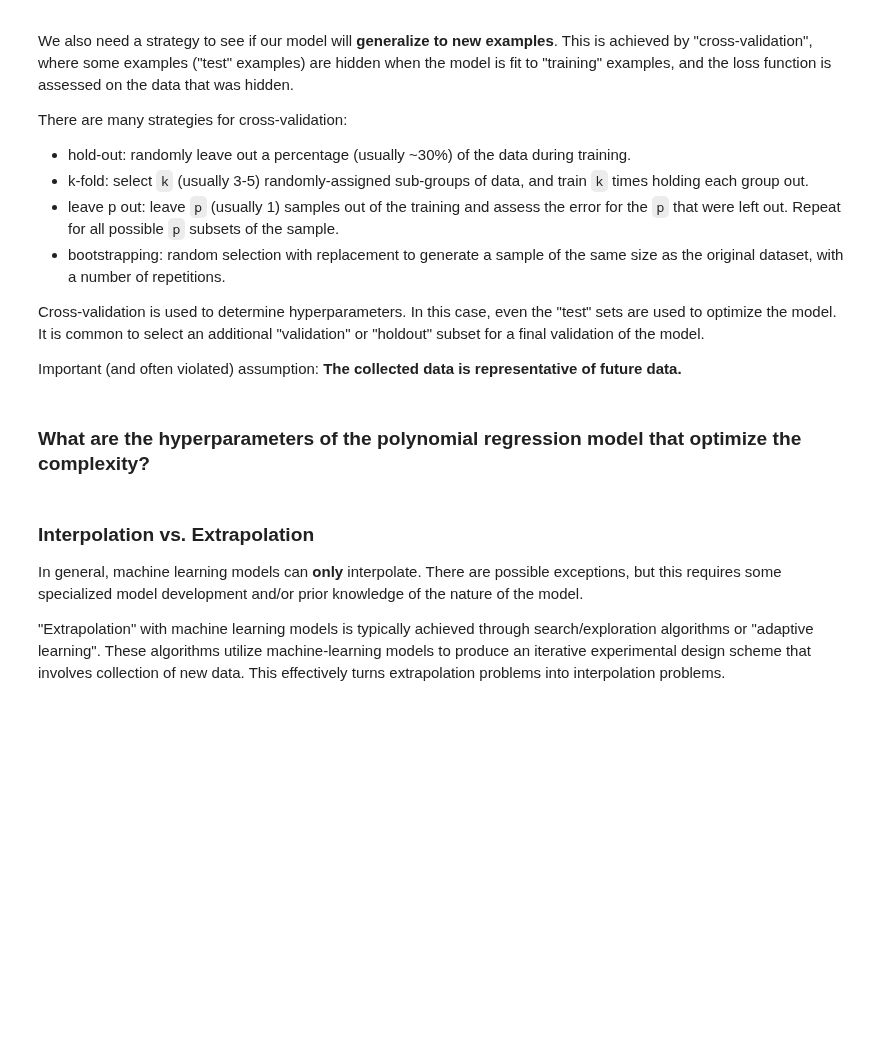
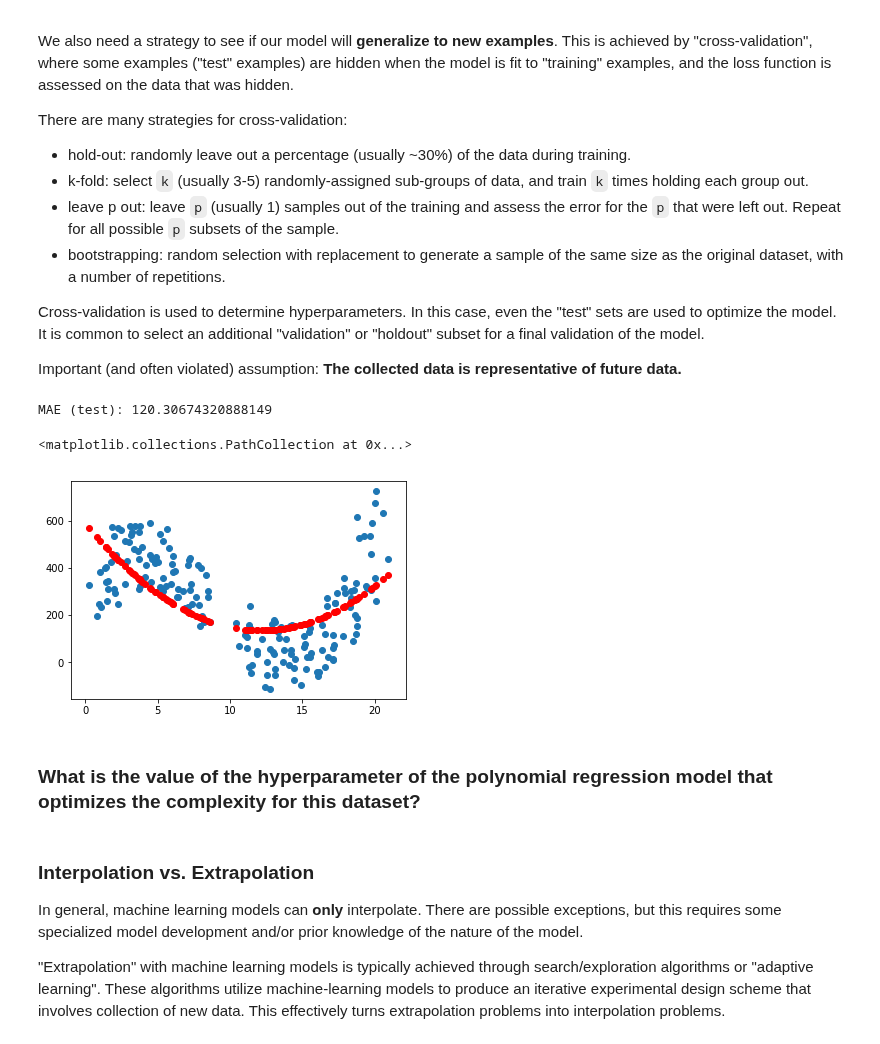
Before and after one commit to medford-group/data_analytics_for_engineers, a Jupyter notebook: lectures/2-basic_concepts_in_machine_learning.ipynb, the cells around one changed output. Cells and saved outputs as stored; diff of their text form; code cells hidden in the pictures; blank space fills up the shorter version.

```diff
--- a/lectures/2-basic_concepts_in_machine_learning.ipynb
+++ b/lectures/2-basic_concepts_in_machine_learning.ipynb
@@ -202,23 +229,27 @@ Important (and often violated) assumption: **The collected data is representativ
 # %%
 from sklearn.model_selection import train_test_split
 
-N = 5
+N = 2
 X = polynomial_features(x, N)
 
-X_train, X_test, y_train, y_test = train_test_split(X, y, test_size=0.4)
+X_train, X_test, y_train, y_test = train_test_split(X, y, test_size=0.7)
 
 model.fit(X_train,y_train) #<- "fit" the model with training data
 yhat = model.predict(X_test) #<- get the model predictions for the test data
 
 SSE = sum((y_test-yhat)**2)
 MAE = np.sqrt(SSE/len(y)) #<- evaluate the loss function for the test data
 print('MAE (test):', MAE)
 
 fig, ax = plt.subplots()
 ax.scatter(x,y) #<- plot the original data
 ax.scatter(X_test[:,1],yhat,color='r')
+# %% [output]
+MAE (test): 120.30674320888149
+<matplotlib.collections.PathCollection at 0x...>
+[figure, added]
 # %% [markdown]
-### What are the hyperparameters of the polynomial regression model that optimize the complexity?
+### What is the value of the hyperparameter of the polynomial regression model that optimizes the complexity for this dataset?
 # %% [markdown]
 ### Interpolation vs. Extrapolation
 
```
Also changed, not shown: parts of 21 cells of this notebook, 1 other file.
